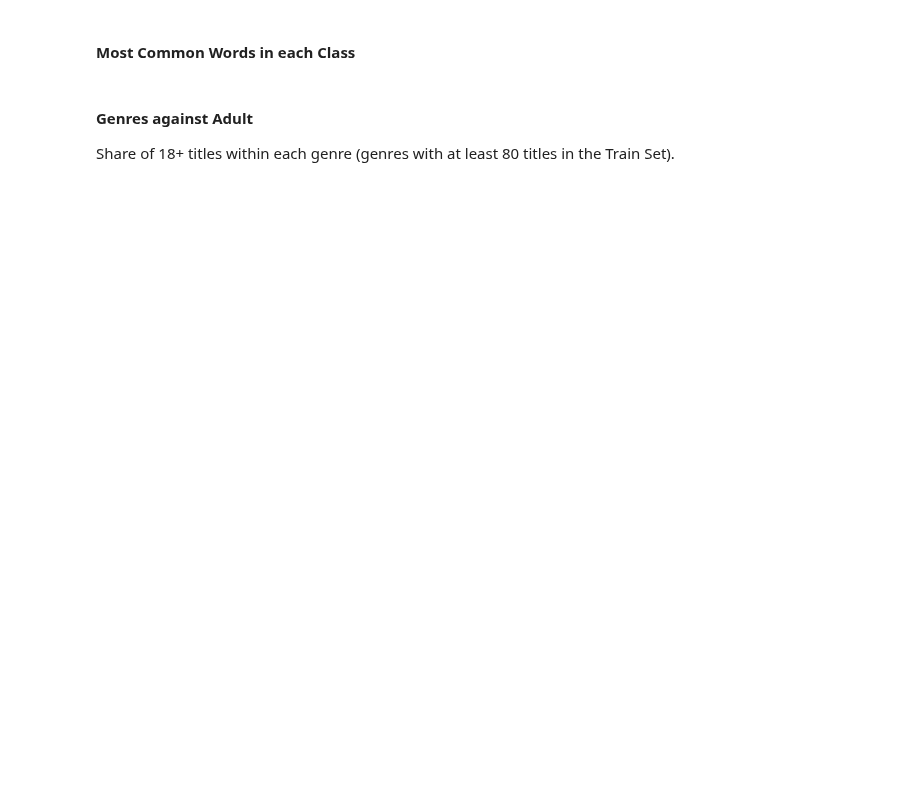
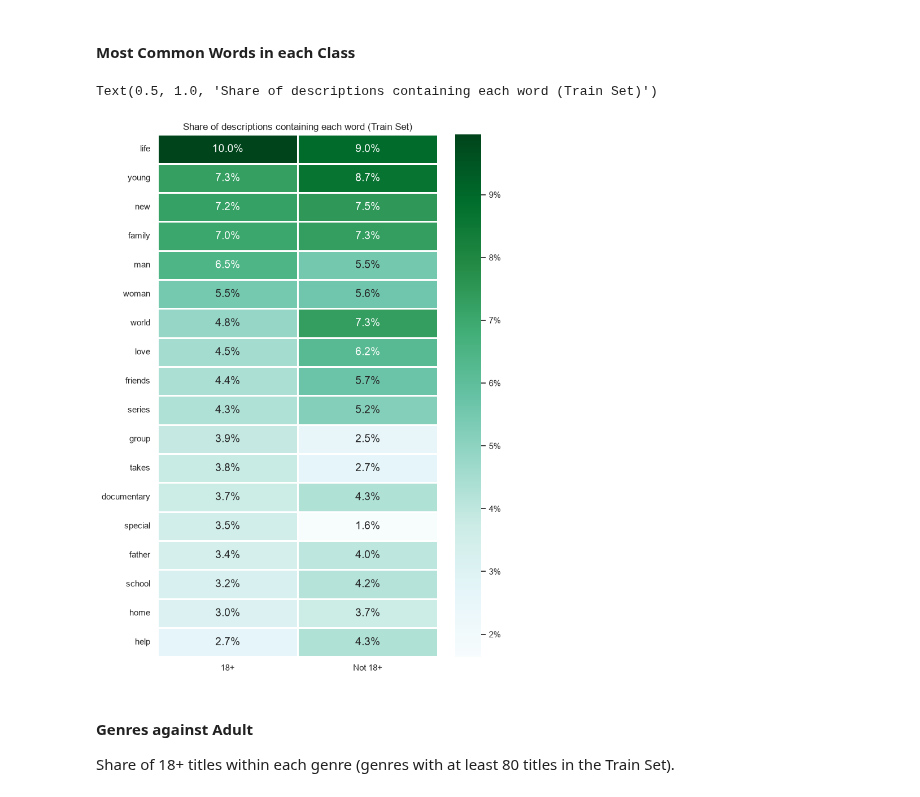
Before and after one commit to kyvenlim72-lang/IE1005-Mini-Project, a Jupyter notebook: Ie0005_NEw.ipynb, the cells around one changed output. Cells and saved outputs as stored; diff of their text form; code cells hidden in the pictures; blank space fills up the shorter version.

```diff
--- a/Ie0005_NEw.ipynb
+++ b/Ie0005_NEw.ipynb
@@ -258,14 +389,29 @@ sb.boxplot(x = "Length", y = "adult", data = lenDF, orient = "h")
 # %%
 # Import CountVectorizer from sklearn.feature_extraction.text
 from sklearn.feature_extraction.text import CountVectorizer
 
-# Top 15 words (ignoring common English words) in each Class -- Train Set only
-for cls in ["18+", "Not 18+"]:
-    words = CountVectorizer(stop_words = "english")
-    counts = words.fit_transform(netflix_train[netflix_train["adult"] == cls]["description"])
-    top = pd.Series(counts.sum(axis = 0).A1, index = words.get_feature_names_out())
-    print(cls, ":", list(top.nlargest(15).index))
-    print()
+# Which words appear in each description (1 = present, 0 = absent) -- Train Set only
+words = CountVectorizer(stop_words = "english", binary = True)
+present = words.fit_transform(netflix_train["description"])
+present = pd.DataFrame(present.toarray(), columns = words.get_feature_names_out(), index = netflix_train.index)
+
+# Share of descriptions in each Class that contain each word
+word_share = present.groupby(netflix_train["adult"]).mean().T
+
+# Top 15 words of each Class, combined into one list
+top_words = word_share["18+"].nlargest(15).index.union(word_share["Not 18+"].nlargest(15).index)
+heat = word_share.loc[top_words].sort_values("18+", ascending = False)
+
+# Heatmap of the most common words against Adult
+f = plt.figure(figsize=(8, 12))
+sb.heatmap(heat, annot = True, fmt = ".1%", cmap = "BuGn", linewidths = 1,
+           annot_kws = {"size": 14}, cbar_kws = {"format": "{x:.0%}"})
+plt.xlabel("")
+plt.ylabel("")
+plt.title("Share of descriptions containing each word (Train Set)")
+# %% [output]
+Text(0.5, 1.0, 'Share of descriptions containing each word (Train Set)')
+[figure, added]
 # %% [markdown]
 #### Genres against Adult
 
```
Also changed, not shown: parts of 37 cells of this notebook.
